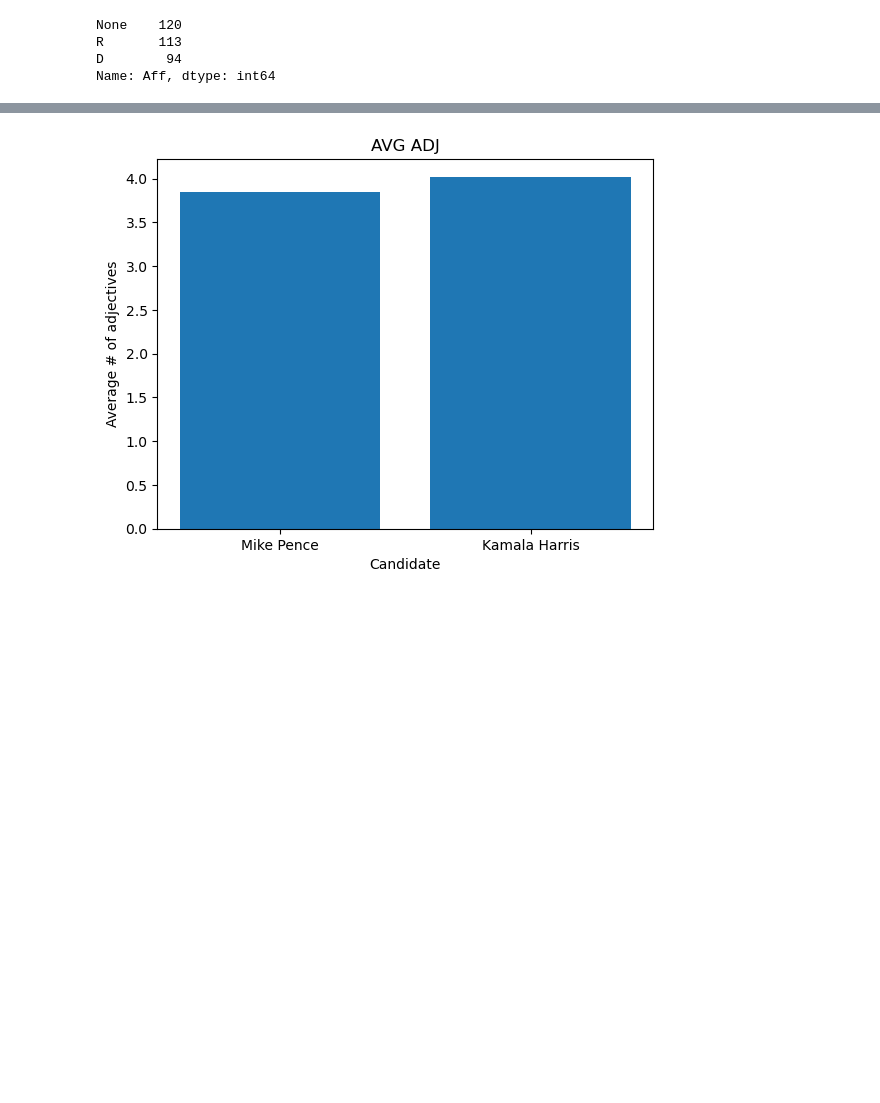
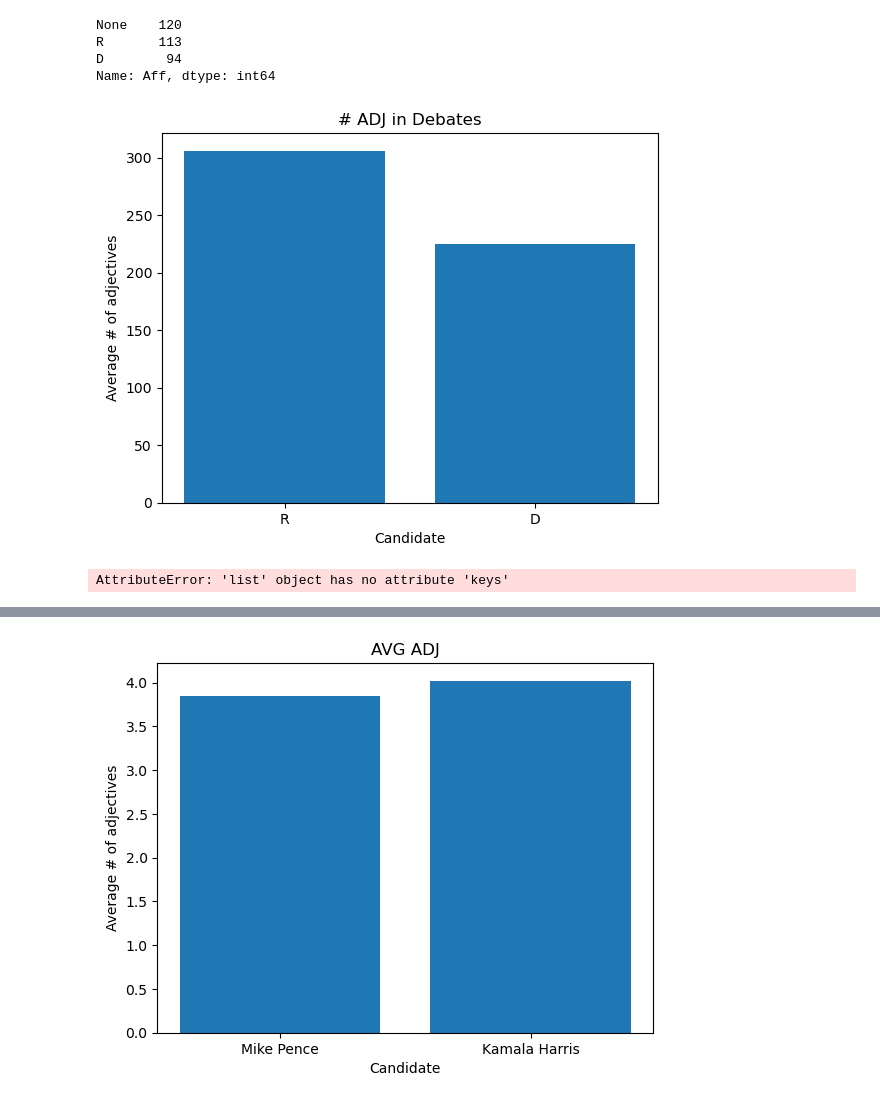
Before and after one commit to Data-Science-for-Linguists-2021/PoliticalRhetoric-analysis, a Jupyter notebook: analysis_notebooks/extra_analysis.ipynb, the cells around one changed output, grey strips where cells are left out. Cells and saved outputs as stored; diff of their text form; code cells hidden in the pictures; blank space fills up the shorter version.

```diff
--- a/analysis_notebooks/extra_analysis.ipynb
+++ b/analysis_notebooks/extra_analysis.ipynb
@@ -109,3 +152,26 @@ def get_adjectives(text):
 alldebates['adjectives'] = alldebates['transcript'].apply(get_adjectives)
 adj_count = [len(nltk.word_tokenize(t)) for t in alldebates.adjectives]
 alldebates['adj_count'] = adj_count
+# %%
+import matplotlib.pyplot as plt; plt.rcdefaults()
+import numpy as np
+import matplotlib.pyplot as plt
+
+aff = ['R','D']
+mean_adj = [alldebates[alldebates.Aff == 'R'].adj_count.count(), alldebates[alldebates.Aff == 'D'].adj_count.count()]
+
+plt.bar(aff,mean_adj)
+plt.title('# ADJ in Debates')
+plt.ylabel('Average # of adjectives')
+plt.xlabel('Candidate')
+plt.show()
+# %% [output]
+[figure, added]
+# %%
+pagetok = nltk.RegexpTokenizer(r'[a-z][a-z][a-z]+')
+pagewords = pagetok.tokenize(str(list(alldebates.adjectives.values)).lower())
+mostused = nltk.FreqDist(pagewords)
+hello = mostused.most_common(30)
+list(mostused.most_common(40).keys())
+# %% [output]
+AttributeError: 'list' object has no attribute 'keys'
```
Also changed, not shown: parts of 11 cells of this notebook, 1 other file.
